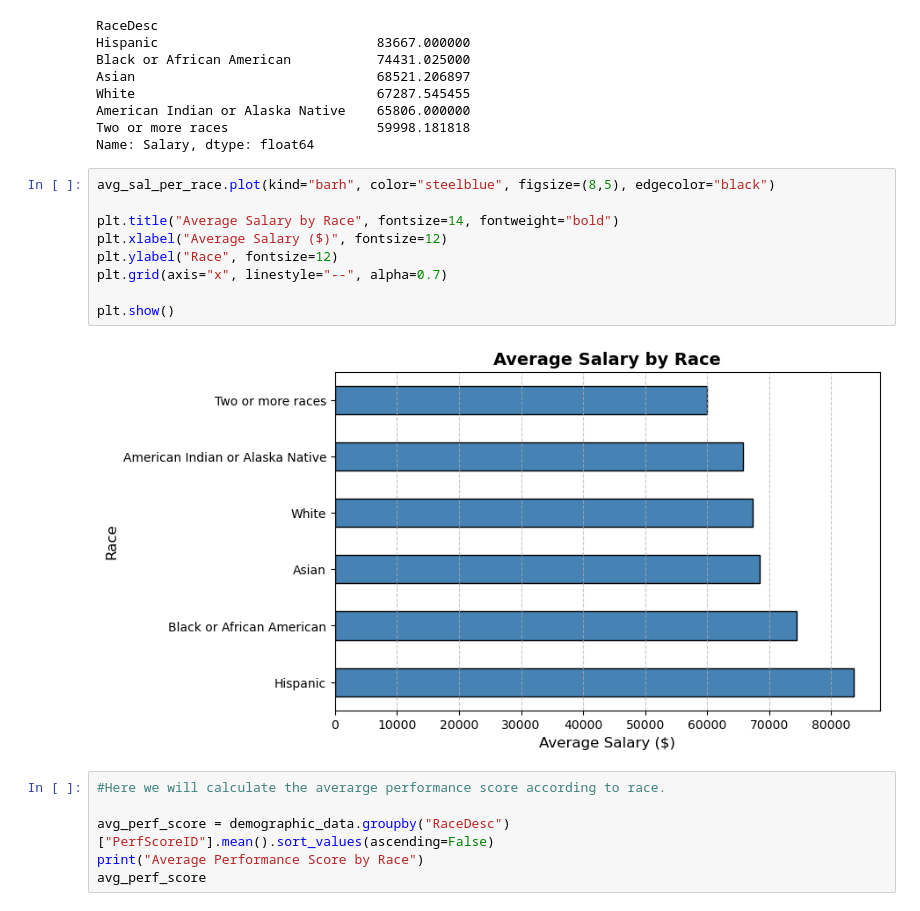
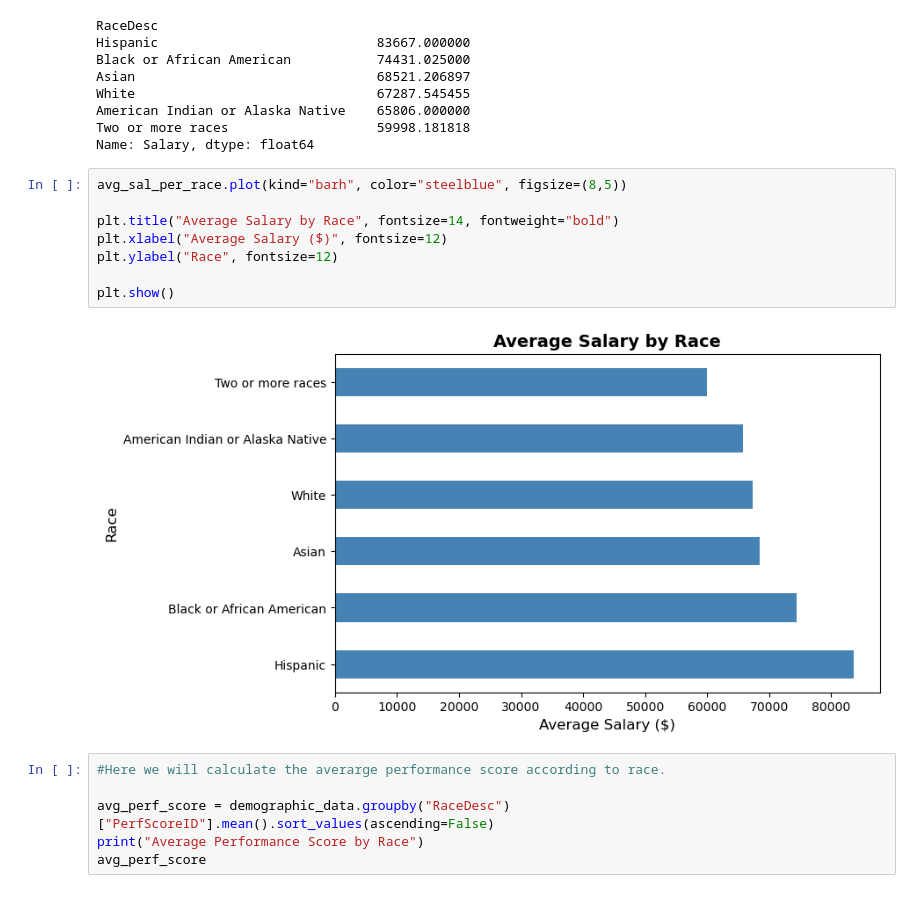
Before and after one commit to Kanitoure5301/tkh_career_analysis, a Jupyter notebook: notebooks/diversity_kahdijah.ipynb, the cells around one changed output. Saved outputs shown, nothing was run; the diff lists cells and outputs as text.

```diff
--- a/notebooks/diversity_kahdijah.ipynb
+++ b/notebooks/diversity_kahdijah.ipynb
@@ -281,16 +278,15 @@ American Indian or Alaska Native    65806.000000
 Two or more races                   59998.181818
 Name: Salary, dtype: float64
 # %%
-avg_sal_per_race.plot(kind="barh", color="steelblue", figsize=(8,5), edgecolor="black")
+avg_sal_per_race.plot(kind="barh", color="steelblue", figsize=(8,5))
 
 plt.title("Average Salary by Race", fontsize=14, fontweight="bold")
 plt.xlabel("Average Salary ($)", fontsize=12)
 plt.ylabel("Race", fontsize=12)
-plt.grid(axis="x", linestyle="--", alpha=0.7)
 
 plt.show()
 # %% [output]
-[figure, old version]
+[figure, new version]
 # %%
 #Here we will calculate the averarge performance score according to race.
 
```
Also changed, not shown: parts of 4 cells of this notebook.
